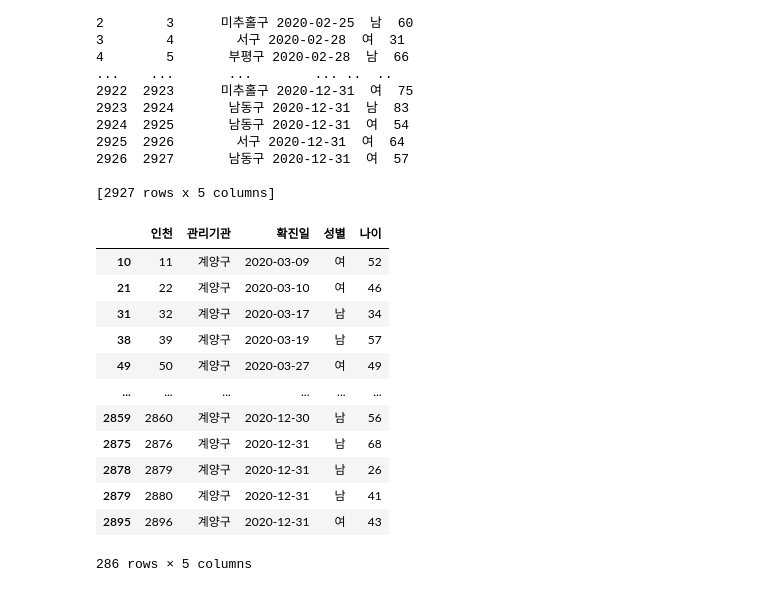
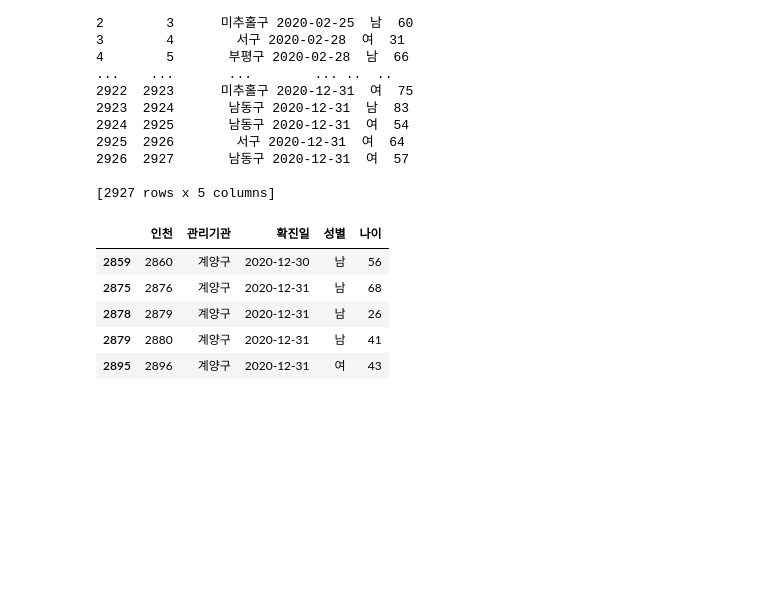
Before and after one commit to afl268/python, a Jupyter notebook: 낙서장.ipynb, the cells around one changed output. Saved outputs shown, nothing was run; the diff lists cells and outputs as text; code cells hidden in the pictures; blank space fills up the shorter version.

```diff
--- a/낙서장.ipynb
+++ b/낙서장.ipynb
@@ -73,19 +71,12 @@ print(df12)
 [2927 rows x 5 columns]
 # %%
 gyeyang12 = df12[df12['관리기관'] == '계양구']
-gyeyang12
+gyeyang12.tail()
 # %% [output]
 |  | 인천 | 관리기관 | 확진일 | 성별 | 나이 |
-| 10 | 11 | 계양구 | 2020-03-09 | 여 | 52 |
-| 21 | 22 | 계양구 | 2020-03-10 | 여 | 46 |
-| 31 | 32 | 계양구 | 2020-03-17 | 남 | 34 |
-| 38 | 39 | 계양구 | 2020-03-19 | 남 | 57 |
-| 49 | 50 | 계양구 | 2020-03-27 | 여 | 49 |
-| ... | ... | ... | ... | ... | ... |
 | 2859 | 2860 | 계양구 | 2020-12-30 | 남 | 56 |
 | 2875 | 2876 | 계양구 | 2020-12-31 | 남 | 68 |
 | 2878 | 2879 | 계양구 | 2020-12-31 | 남 | 26 |
 | 2879 | 2880 | 계양구 | 2020-12-31 | 남 | 41 |
 | 2895 | 2896 | 계양구 | 2020-12-31 | 여 | 43 |
-286 rows × 5 columns
 # %%
```
Also changed, not shown: parts of 2 cells of this notebook, 2 other files.
